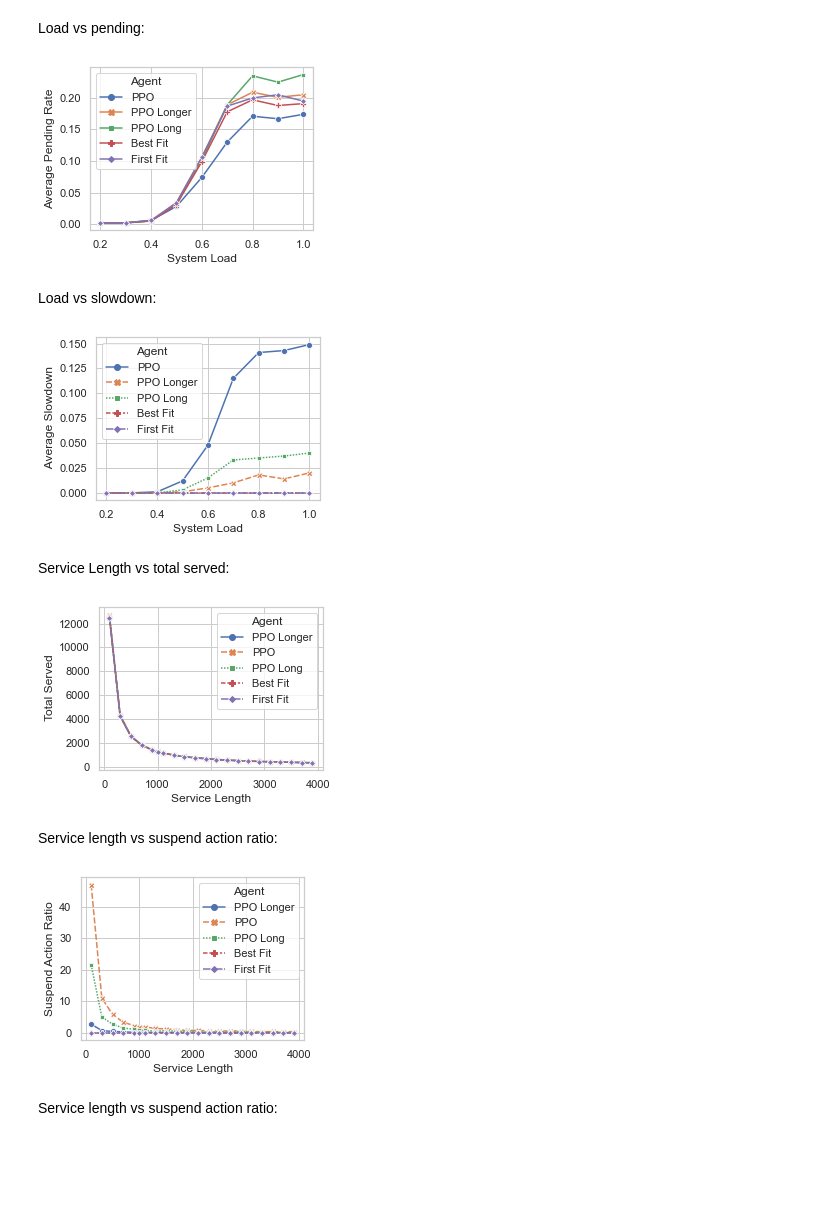
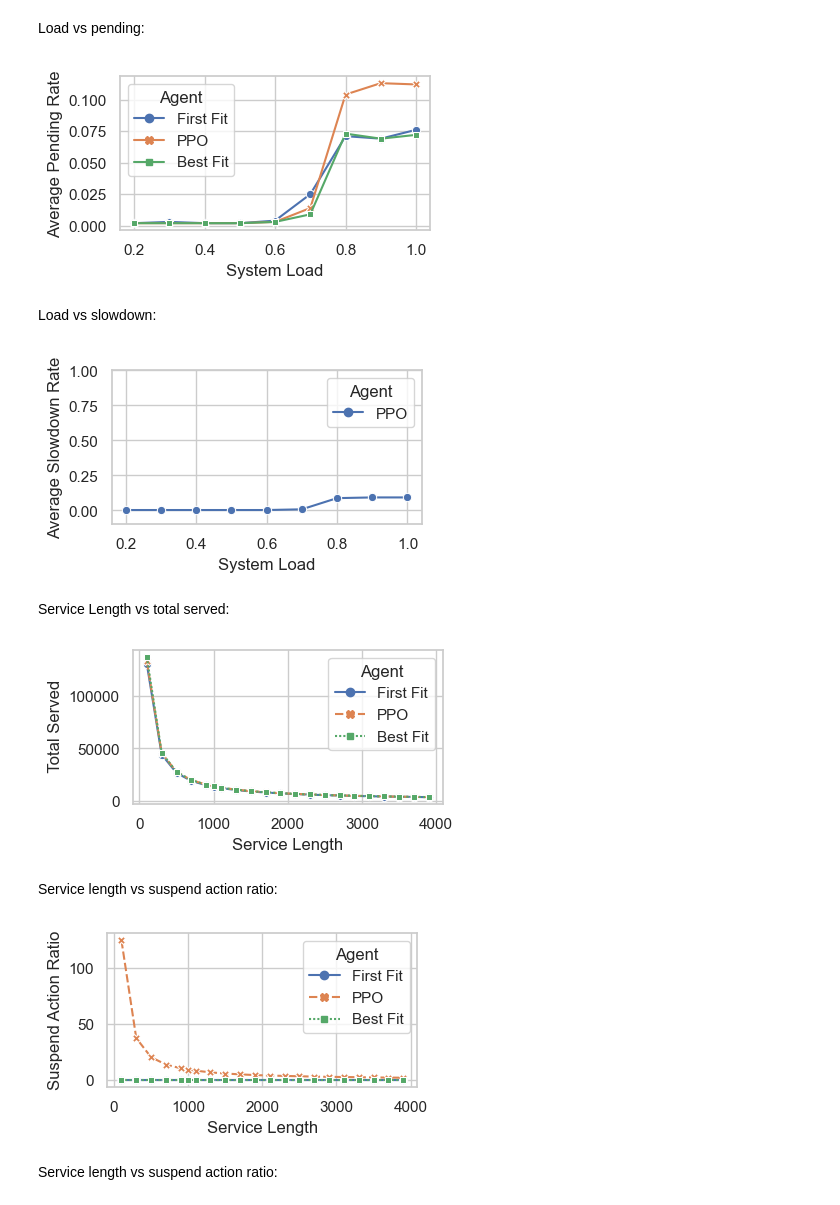
Before and after one commit to yzh503/vm-placement-migration-gym, a Jupyter notebook: plots.ipynb, the cells around one changed output. Drawn from its saved outputs; the diff is of its cells as text; code cells hidden in the pictures; blank space fills up the shorter version.

```diff
--- a/plots.ipynb
+++ b/plots.ipynb
@@ -104,9 +117,8 @@ High load served VMs:
 models = {
     'bestfit': 'Best Fit',
     'firstfit': 'First Fit',
-    'caviglione': 'Caviglione',
-    'convex': 'Convex',
-    'ppo': 'PPO',
+    'caviglione': 'DRL-VMP',
+    'ppo-ut': 'PPO',
 }
 
 plt.subplots(figsize=(4,4))
@@ -115,10 +127,10 @@ for key in models.keys():
     df.replace(key, models[key], inplace=True)
 df = df[(df['Agent'].isin(models.values())) & (df[' Load'] == 1.0)]
 
-g = sns.barplot(x="Agent", y=" Served VM",linewidth=1, edgecolor="0", order=['Convex', 'Caviglione', 'First Fit', 'Best Fit', 'PPO'], data=df)
+g = sns.barplot(x="Agent", y=" Served VM", width=0.6 , linewidth=1, edgecolor="0", order=['DRL-VMP', 'First Fit', 'Best Fit', 'PPO'], data=df)
 hatches = ["//", "\\\\", "|", "-", "x"]
 for i, thisbar in enumerate(g.patches):
     thisbar.set_hatch(hatches[i])
 
-plt.savefig('plots/served_bar.pdf', bbox_inches='tight', pad_inches=0.25)
+plt.savefig('plots/served_bar.pdf', bbox_inches='tight', pad_inches=0)
 # %% [output]
@@ -154,11 +166,7 @@ df['System Load'] = df[' Load']
 models = {
     'bestfit': 'Best Fit',
     'firstfit': 'First Fit',
-    'caviglione': 'Caviglione',
-    'convex': 'Convex',
-    'ppo-kl': 'PPO',
-    'ppo-long-kl': 'PPO Long',
-    'ppo-longer-kl': 'PPO Longer'
+    'ppo-ut': 'PPO'
 }
 for key in models.keys():
     df.replace(key, models[key], inplace=True)
@@ -168,5 +176,5 @@ loads['Suspensions per VM'] = loads[' Valid Suspend Actions'] / loads[' Total Se
 
 plt.subplots(figsize=(4,3))
 sns.lineplot(x="System Load", y=" Total Served", markers=True, dashes=True, style='Agent', hue='Agent', data=loads)
-plt.savefig('plots/load_served_line.pdf', bbox_inches='tight', pad_inches=0.25)
+plt.savefig('plots/load_served_line.pdf', bbox_inches='tight', pad_inches=0)
 # %% [output]
@@ -182,23 +191,23 @@ plt.savefig('plots/load_suspend_per_vm_line.pdf', bbox_inches='tight', pad_inche
 # %% [markdown]
 Load vs pending:
 # %%
-plt.subplots(figsize=(4,3))
+plt.subplots(figsize=(4,2))
 loads = df[(df[' Service Length'] == 1000) & (df['Agent'].isin(models.values()))].drop_duplicates()
 g = sns.lineplot(x="System Load", y=" Average Pending", markers=True, dashes=False, style='Agent', hue='Agent', data=loads)
 g.set(ylabel='Average Pending Rate')
-plt.savefig('plots/load_pending_line.pdf', bbox_inches='tight', pad_inches=0.25)
+plt.savefig('plots/load_pending_line.pdf', bbox_inches='tight', pad_inches=0)
 # %% [output]
-[figure, old version]
+[figure, new version]
 # %% [markdown]
 Load vs slowdown:
 # %%
-plt.subplots(figsize=(4,3))
-sns.lineplot(x="System Load", y=" Average Slowdown", markers=True, dashes=True, style='Agent', hue='Agent', data=loads)
+plt.subplots(figsize=(4,2))
+g = sns.lineplot(x="System Load", y=" Average Slowdown", markers=True, dashes=True, style='Agent', hue='Agent', data=loads[loads['Agent'] == 'PPO'])
 g.set(ylabel='Average Slowdown Rate')
-g.set(ylim=(0, 0.1))
-plt.savefig('plots/load_slowdown_line.pdf', bbox_inches='tight', pad_inches=0.25)
+g.set(ylim=(-0.1, 1))
+plt.savefig('plots/load_slowdown_line.pdf', bbox_inches='tight', pad_inches=0)
 # %% [output]
-[figure, old version]
+[figure, new version]
 # %% [markdown]
 Service Length vs total served:
 # %%
@@ -206,19 +215,19 @@ servrates = df[(df[' Load'] == 1) & (df['Agent'].isin(models.values()))].drop_du
 servrates['Suspend Action Ratio'] = servrates[' Valid Suspend Actions'] / servrates[' Life']
 servrates['Suspensions per VM'] = servrates[' Valid Suspend Actions'] / servrates[' Total Served']
 servrates['Service Length'] = servrates[' Service Length']
-plt.subplots(figsize=(4,3))
+plt.subplots(figsize=(4,2))
 sns.lineplot(x="Service Length", y=" Total Served", markers=True, dashes=True, style='Agent', hue='Agent', data=servrates)
-plt.savefig('plots/service_length_served_line.pdf', bbox_inches='tight', pad_inches=0.25)
+plt.savefig('plots/service_length_served_line.pdf', bbox_inches='tight', pad_inches=0)
 # %% [output]
-[figure, old version]
+[figure, new version]
 # %% [markdown]
 Service length vs suspend action ratio:
 # %%
-plt.subplots(figsize=(4,3))
+plt.subplots(figsize=(4,2))
 sns.lineplot(x="Service Length", y="Suspend Action Ratio", markers=True, dashes=True, style='Agent', hue='Agent', data=servrates)
-plt.savefig('plots/service_length_suspend_ratio_line.pdf', bbox_inches='tight', pad_inches=0.25)
+plt.savefig('plots/service_length_suspend_ratio_line.pdf', bbox_inches='tight', pad_inches=0)
 # %% [output]
-[figure, old version]
+[figure, new version]
 # %% [markdown]
 Service length vs suspend action ratio:
 # %%
```
Also changed, not shown: parts of 31 cells of this notebook, 59 other files.
